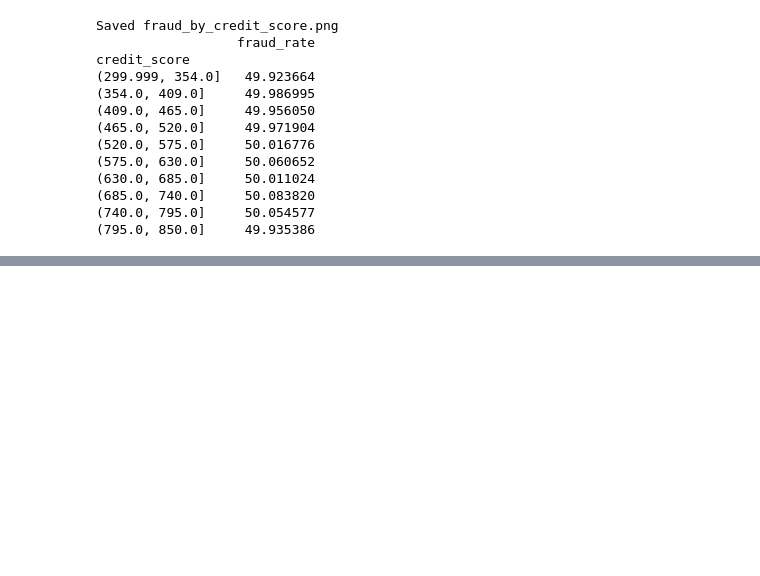
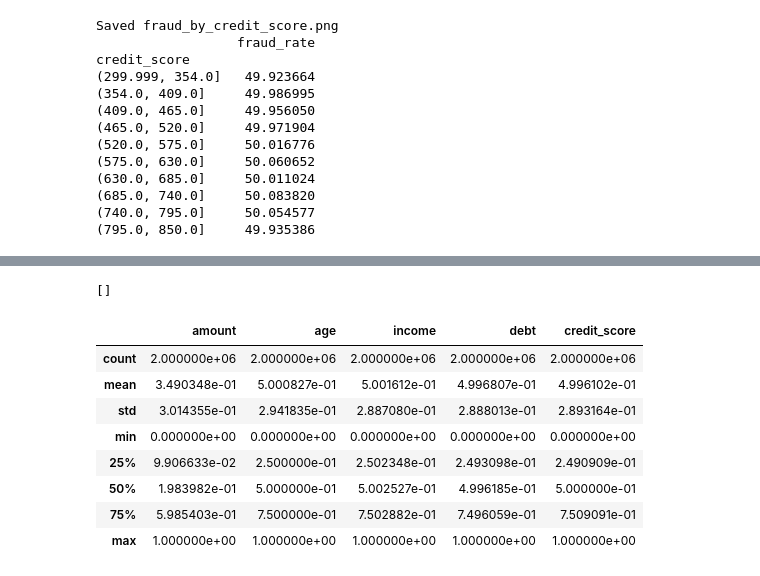
Before and after one commit to RiiWeb/Projet_Pfe-, a Jupyter notebook: detectfraud.ipynb, the cells around one changed output, grey strips where cells are left out. Drawn from its saved outputs; the diff is of its cells as text; code cells hidden in the pictures; blank space fills up the shorter version.

```diff
--- a/detectfraud.ipynb
+++ b/detectfraud.ipynb
@@ -660,0 +769,8 @@ credit_score
+# %%
+# Convert timestamp to datetime
+df['timestamp'] = pd.to_datetime(df['timestamp'], errors='coerce')
+
+# Extract time features
+df['year'] = df['timestamp'].dt.year
+df['month'] = df['timestamp'].dt.month
+df['day'] = df['timestamp'].dt.day
@@ -660,0 +861,8 @@ credit_score
+# %%
+numerical_cols = [
+    'amount',
+    'age',
+    'income',
+    'debt',
+    'credit_score'
+]
@@ -660,0 +887,9 @@ credit_score
+# %%
+# Make sure this line runs BEFORE scaling
+df.drop(columns=['day_of_week'], inplace=True, errors='ignore')
+
+# Also drop any other string columns that sneak in
+# Check for object dtype columns
+print(df.select_dtypes(include='object').columns.tolist())
+# %% [output]
+[]
@@ -660,0 +900,12 @@ credit_score
+# %%
+df[numerical_cols].describe()
+# %% [output]
+|  | amount | age | income | debt | credit_score |
+| count | 2.000000e+06 | 2.000000e+06 | 2.000000e+06 | 2.000000e+06 | 2.000000e+06 |
+| mean | 3.490348e-01 | 5.000827e-01 | 5.001612e-01 | 4.996807e-01 | 4.996102e-01 |
+| std | 3.014355e-01 | 2.941835e-01 | 2.887080e-01 | 2.888013e-01 | 2.893164e-01 |
+| min | 0.000000e+00 | 0.000000e+00 | 0.000000e+00 | 0.000000e+00 | 0.000000e+00 |
+| 25% | 9.906633e-02 | 2.500000e-01 | 2.502348e-01 | 2.493098e-01 | 2.490909e-01 |
+| 50% | 1.983982e-01 | 5.000000e-01 | 5.002527e-01 | 4.996185e-01 | 5.000000e-01 |
+| 75% | 5.985403e-01 | 7.500000e-01 | 7.502882e-01 | 7.496059e-01 | 7.509091e-01 |
+| max | 1.000000e+00 | 1.000000e+00 | 1.000000e+00 | 1.000000e+00 | 1.000000e+00 |
```
Also changed, not shown: parts of 123 cells of this notebook, 6 other files.
